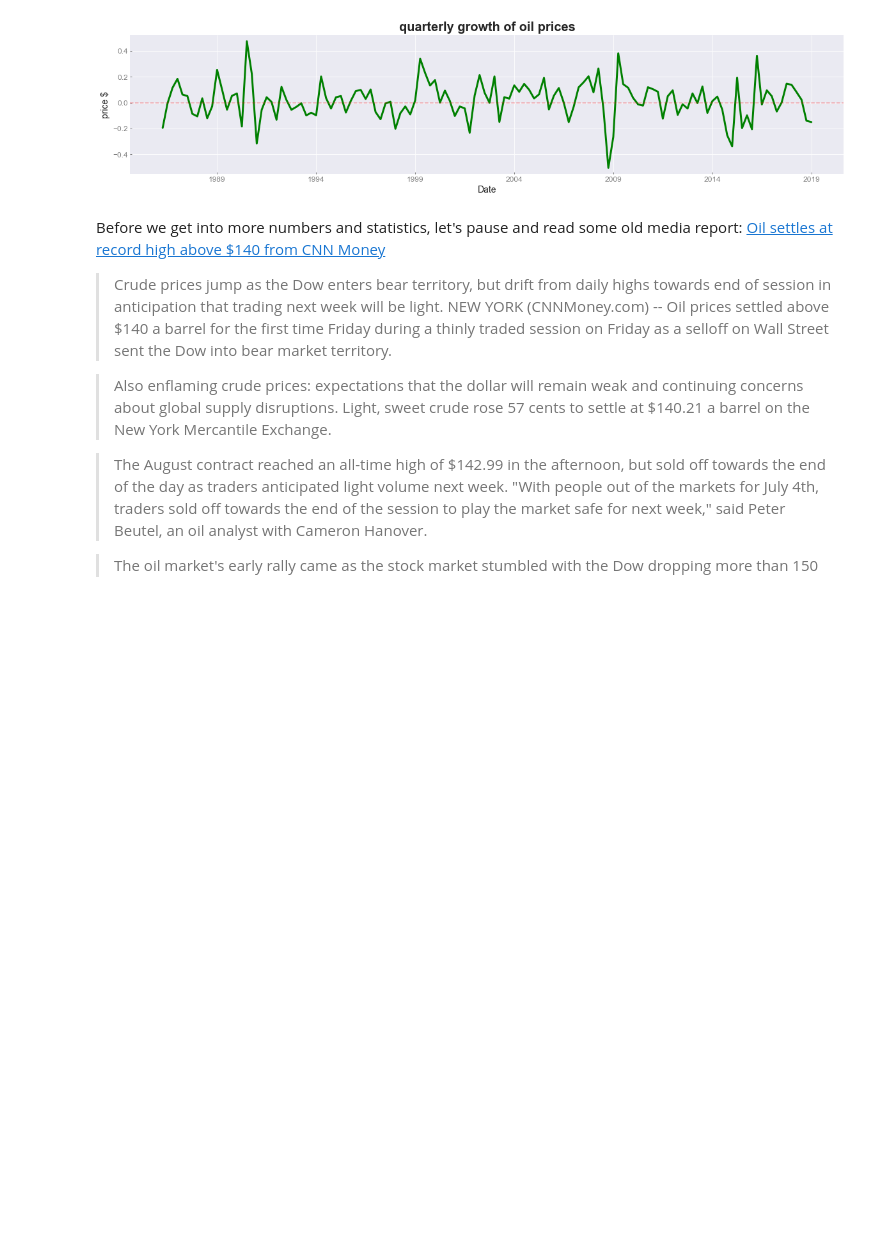
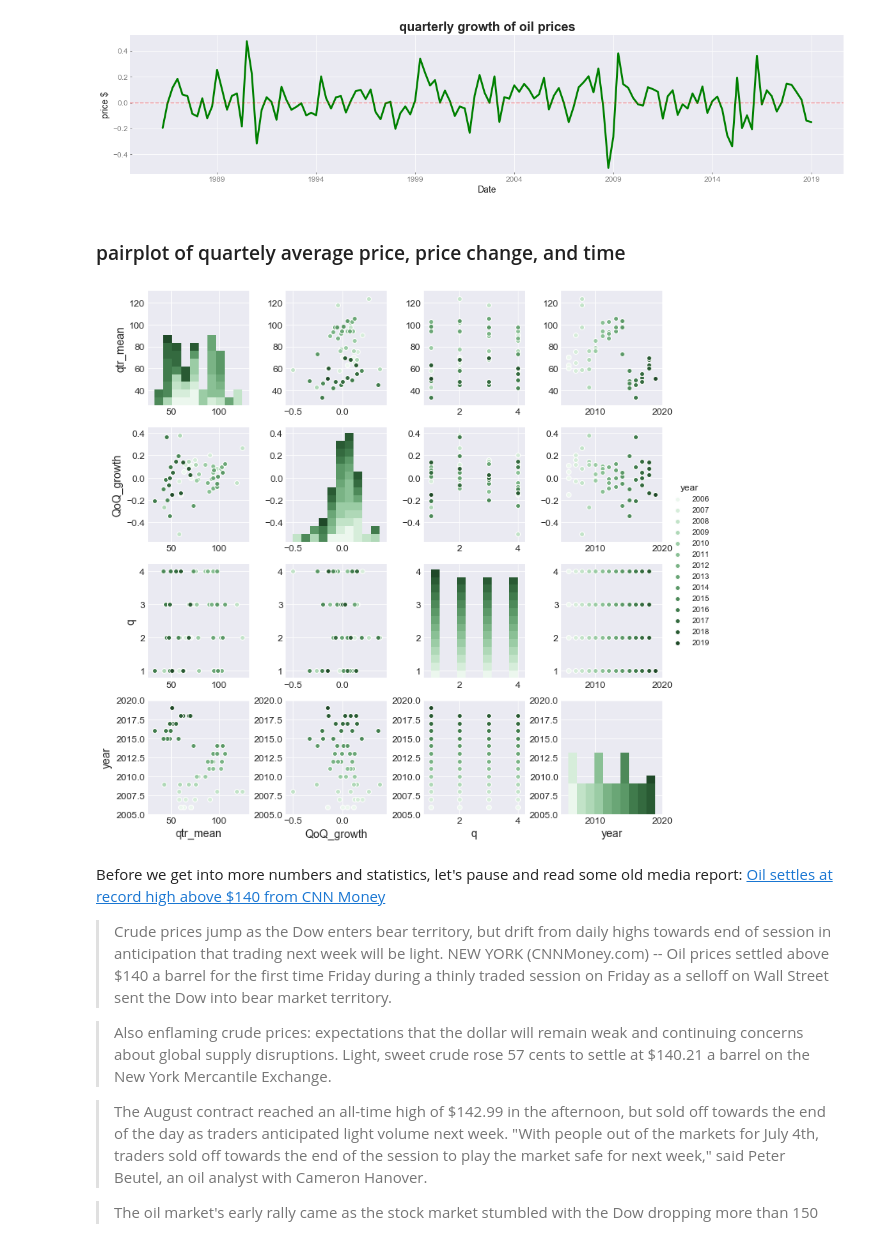
Before and after one commit to magicmathmandarin/financial-trading-data, a Jupyter notebook: Oil price.ipynb, the cells around one changed output. Saved outputs shown, nothing was run; the diff lists cells and outputs as text; code cells hidden in the pictures; blank space fills up the shorter version.

Commit message:
add pairplot

```diff
--- a/Oil price.ipynb
+++ b/Oil price.ipynb
@@ -264,6 +272,16 @@ plt.ylabel("price $")
 ax.tick_params(direction='in', length=3, width=1, colors='grey')
 # %% [output]
 [figure]
+# %%
+mean_and_QoQ = pd.merge(left=quarter_mean, right=QoQ, how ='inner', left_index=True, right_index=True)
+mean_and_QoQ['year']=mean_and_QoQ.index.year
+# %% [markdown]
+### pairplot of quartely average price, price change, and time
+# %%
+palette = sns.cubehelix_palette(18, start=2, rot=0, dark=0, light = 0.95, reverse = False)
+ax = sns.pairplot(mean_and_QoQ.loc['2006':],palette=palette, hue='year' )
+# %% [output]
+[figure, added]
 # %% [markdown]
 Before we get into more numbers and statistics, let's pause and read some old media report:
 [Oil settles at record high above $140 from CNN Money](https://money.cnn.com/2008/06/27/markets/oil/)
```
Also changed, not shown: parts of 7 cells of this notebook.
